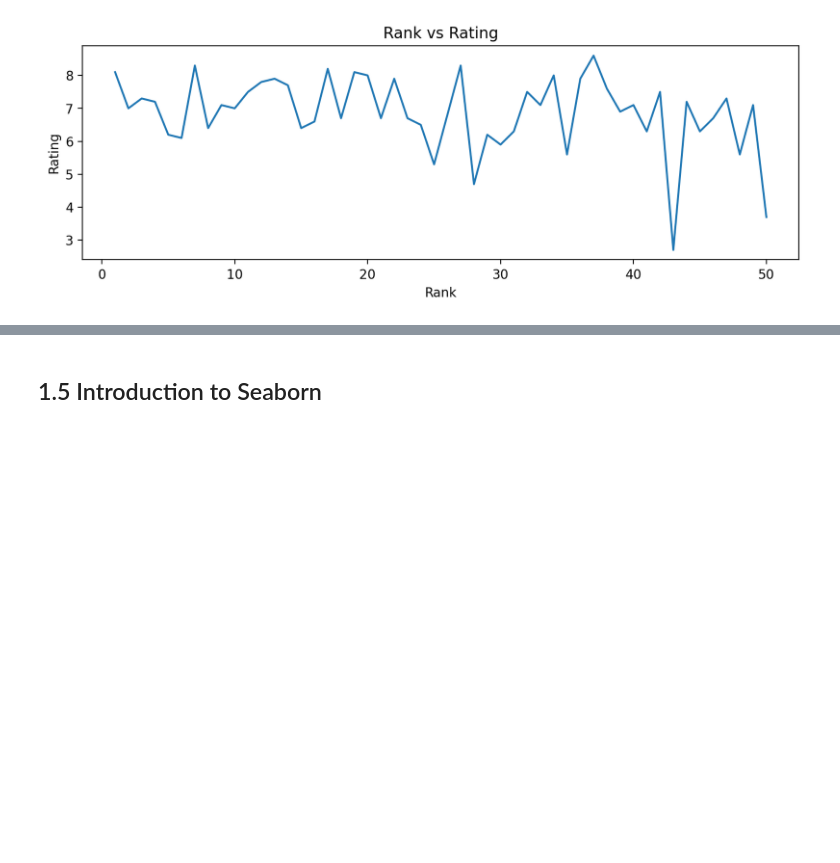
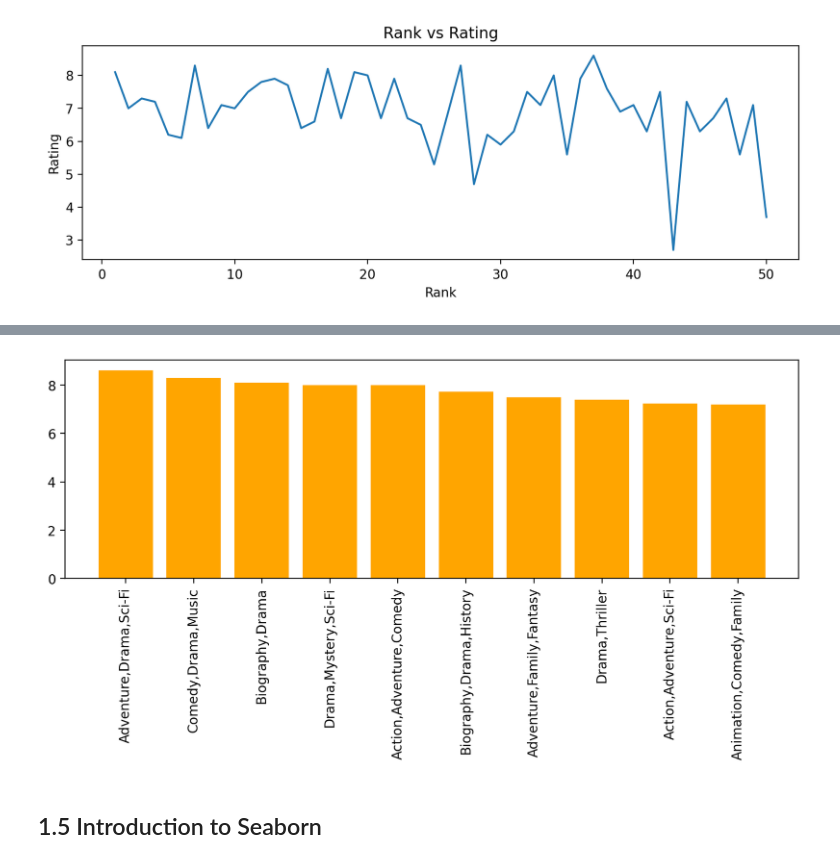
Before and after one commit to Aakriti555/Udemy_course_deepLearning-, a Jupyter notebook: 02_Python_for_Deep_Learning.ipynb, the cells around one changed output, grey strips where cells are left out. Saved outputs shown, nothing was run; the diff lists cells and outputs as text; code cells hidden in the pictures; blank space fills up the shorter version.

```diff
--- a/02_Python_for_Deep_Learning.ipynb
+++ b/02_Python_for_Deep_Learning.ipynb
@@ -391,9 +403,11 @@ plt.show()
 # %%
 data.head()
-genres = data.groupby('Genre').mean()['Rating'].sort_values(ascending=False)
+genres = data.groupby('Genre')['Rating'].mean().sort_values(ascending=False)
 plt.bar(genres.index[:10], genres.values[:10], color='orange')
 plt.xticks(rotation=90)
 plt.show()
+# %% [output]
+[figure, added]
 # %% [markdown]
 ## 1.5 Introduction to Seaborn
 # %%
```
Also changed, not shown: parts of 10 cells of this notebook.
